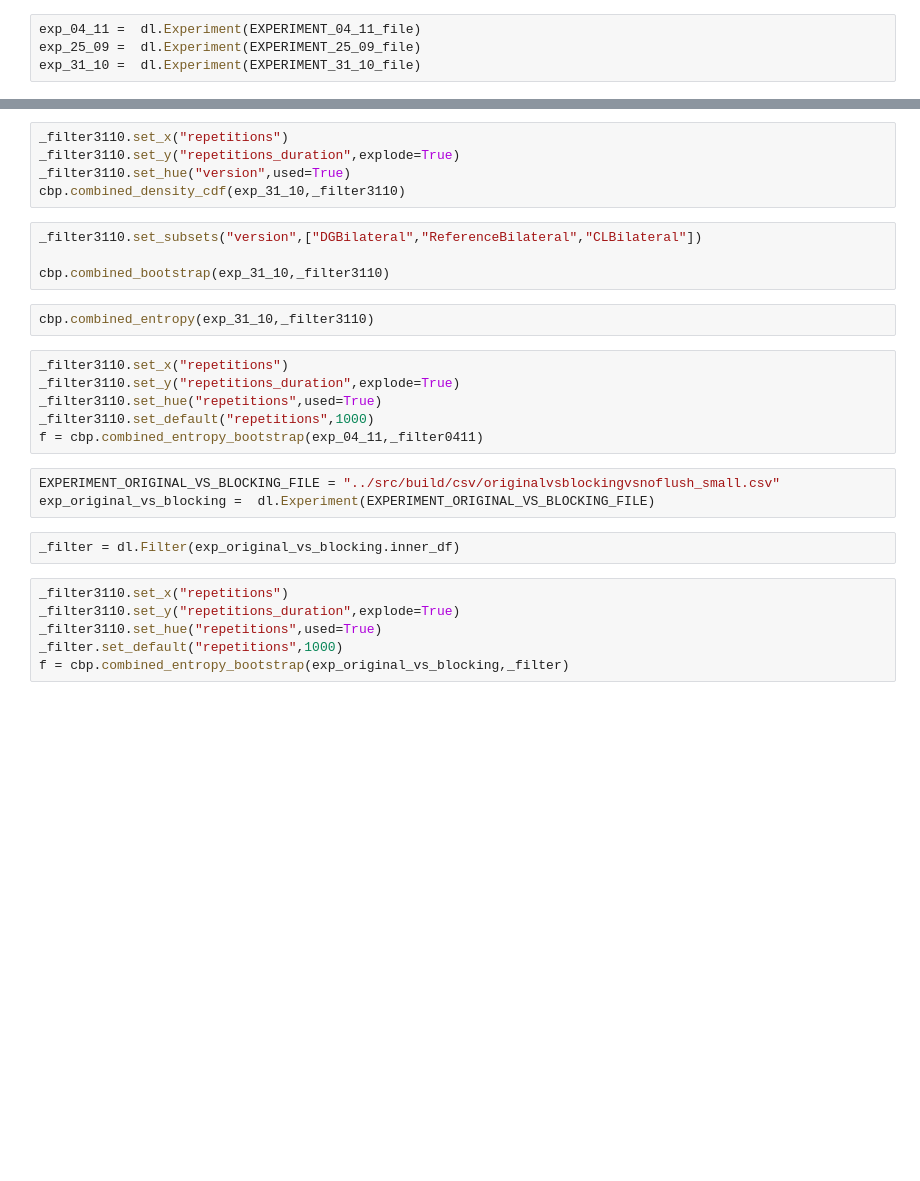
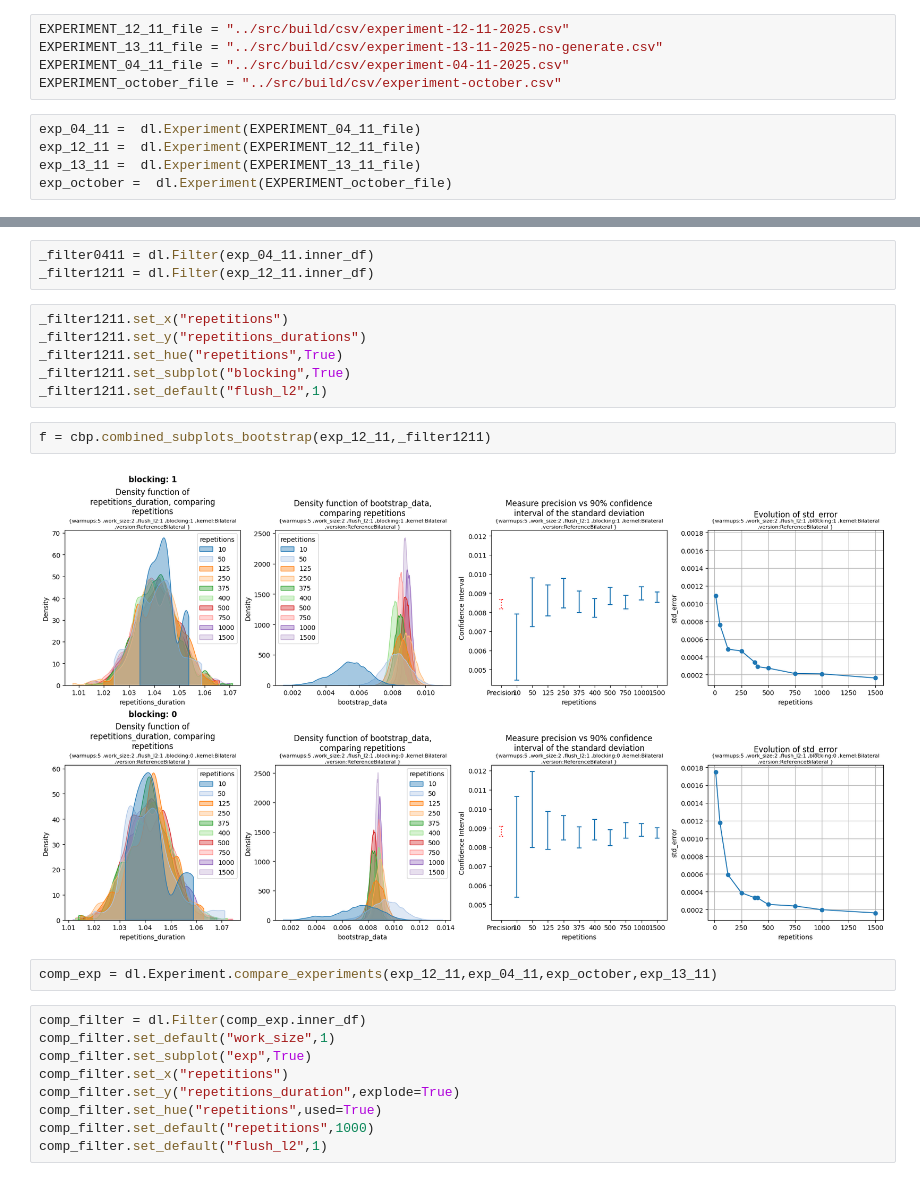
Before and after one commit to comeyrd/gpubuggybenchmark, a Jupyter notebook: analysis/new_architecture.ipynb, the cells around one changed output, grey strips where cells are left out. Saved outputs shown, nothing was run; the diff lists cells and outputs as text; blank space fills up the shorter version.

```diff
--- a/analysis/new_architecture.ipynb
+++ b/analysis/new_architecture.ipynb
@@ -8,4 +5,10 @@ EXPERIMENT_31_10_file = "../src/build/csv/experiment-31-10-2025.csv"
+# %%
+EXPERIMENT_12_11_file = "../src/build/csv/experiment-12-11-2025.csv"
+EXPERIMENT_13_11_file = "../src/build/csv/experiment-13-11-2025-no-generate.csv"
+EXPERIMENT_04_11_file = "../src/build/csv/experiment-04-11-2025.csv"
+EXPERIMENT_october_file = "../src/build/csv/experiment-october.csv"
 # %%
 exp_04_11 =  dl.Experiment(EXPERIMENT_04_11_file)
-exp_25_09 =  dl.Experiment(EXPERIMENT_25_09_file)
-exp_31_10 =  dl.Experiment(EXPERIMENT_31_10_file)
+exp_12_11 =  dl.Experiment(EXPERIMENT_12_11_file)
+exp_13_11 =  dl.Experiment(EXPERIMENT_13_11_file)
+exp_october =  dl.Experiment(EXPERIMENT_october_file)
@@ -59,28 +15,24 @@ import combinedPlots as cbp
-# %%
-_filter3110.set_x("repetitions")
-_filter3110.set_y("repetitions_duration",explode=True)
-_filter3110.set_hue("version",used=True)
-cbp.combined_density_cdf(exp_31_10,_filter3110)
-# %%
-_filter3110.set_subsets("version",["DGBilateral","ReferenceBilateral","CLBilateral"])
-
-cbp.combined_bootstrap(exp_31_10,_filter3110)
-# %%
-cbp.combined_entropy(exp_31_10,_filter3110)
+# %%
+_filter0411 = dl.Filter(exp_04_11.inner_df)
+_filter1211 = dl.Filter(exp_12_11.inner_df)
+# %%
+_filter1211.set_x("repetitions")
+_filter1211.set_y("repetitions_durations")
+_filter1211.set_hue("repetitions",True)
+_filter1211.set_subplot("blocking",True)
+_filter1211.set_default("flush_l2",1)
+# %%
+f = cbp.combined_subplots_bootstrap(exp_12_11,_filter1211)
+# %% [output]
+[figure, added]
+# %%
+comp_exp = dl.Experiment.compare_experiments(exp_12_11,exp_04_11,exp_october,exp_13_11)
 # %%
-_filter3110.set_x("repetitions")
-_filter3110.set_y("repetitions_duration",explode=True)
-_filter3110.set_hue("repetitions",used=True)
-_filter3110.set_default("repetitions",1000)
-f = cbp.combined_entropy_bootstrap(exp_04_11,_filter0411)
+comp_filter = dl.Filter(comp_exp.inner_df)
+comp_filter.set_default("work_size",1)
+comp_filter.set_subplot("exp",True)
+comp_filter.set_x("repetitions")
+comp_filter.set_y("repetitions_duration",explode=True)
+comp_filter.set_hue("repetitions",used=True)
+comp_filter.set_default("repetitions",1000)
+comp_filter.set_default("flush_l2",1)
-# %%
-EXPERIMENT_ORIGINAL_VS_BLOCKING_FILE = "../src/build/csv/originalvsblockingvsnoflush_small.csv"
-exp_original_vs_blocking =  dl.Experiment(EXPERIMENT_ORIGINAL_VS_BLOCKING_FILE)
-# %%
-_filter = dl.Filter(exp_original_vs_blocking.inner_df)
-# %%
-_filter3110.set_x("repetitions")
-_filter3110.set_y("repetitions_duration",explode=True)
-_filter3110.set_hue("repetitions",used=True)
-_filter.set_default("repetitions",1000)
-f = cbp.combined_entropy_bootstrap(exp_original_vs_blocking,_filter)
```
Also changed, not shown: parts of 20 cells of this notebook, 57 other files.
